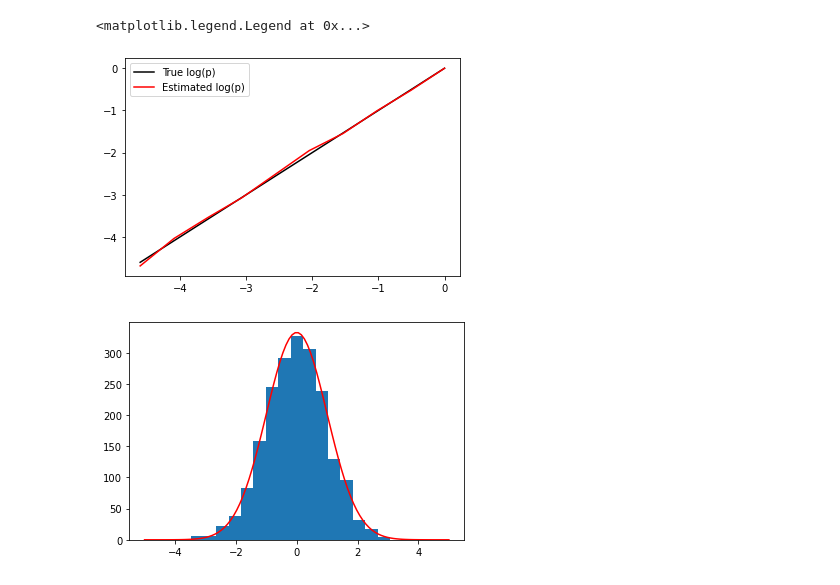
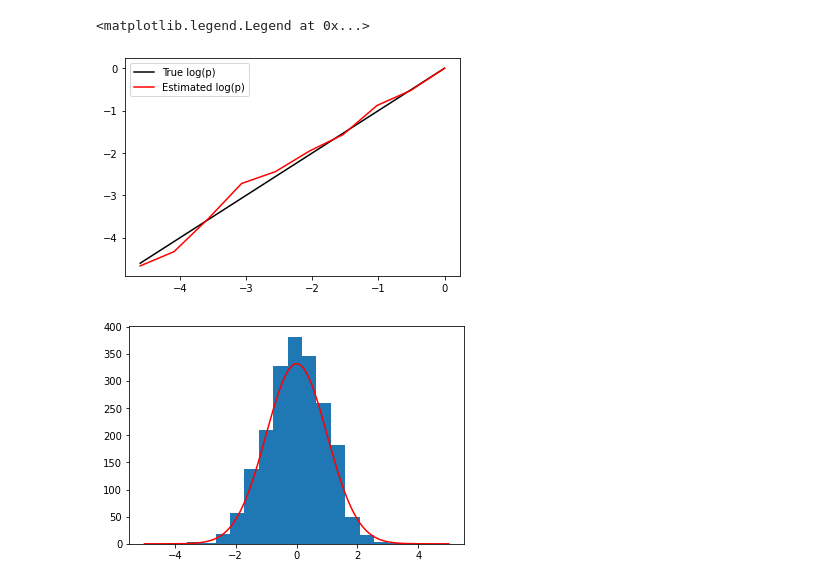
Before and after one commit to acerbilab/pyibs, a Jupyter notebook: ibs_ver1.ipynb, the cells around one changed output. Drawn from its saved outputs; the diff is of its cells as text; code cells hidden in the pictures.

```diff
--- a/ibs_ver1.ipynb
+++ b/ibs_ver1.ipynb
@@ -371,7 +474,7 @@ def psycho_nll(theta, S, R):
     p_vec = lapse / 2 + (1 - lapse) * ((R == -1) * norm.cdf(-(S - bias) / sigma) + (R == 1) * norm.cdf((S - bias) / sigma))
 
     # Total negative log-likelihood
-    L = np.sum(np.log(p_vec))
+    L = -np.sum(np.log(p_vec))
 
     return L
 # %%
@@ -425,9 +543,10 @@ zscores = np.zeros(Nexps)
 for i in range(Nexps):
     rmat = psycho_gen(params[i], dmat)
     ibs = IBS(fun, rmat, dmat, vectorized=True, acceleration=1.5, num_samples_per_call=0, max_iter=int(1e5), max_time=np.inf)
-    nlogl, nlogl_var = ibs(params[i], num_reps=10, trial_weights=None, additional_output='var')
+    nlogl, nlogl_std = ibs(params[i], num_reps=10, trial_weights=None, additional_output='std', return_positive=True)
     nlogl_exact = psycho_nll(params[i], dmat, rmat)
-    zscores[i] = (nlogl_exact-nlogl)/np.sqrt(nlogl_var)
+    zscores[i] = (nlogl_exact-nlogl)/nlogl_std
+
 
 plt.hist(zscores, bins = 16,  density = False)
 # plot standard normal distribution in the same graph
@@ -442,0 +562,21 @@ if np.abs(np.std(zscores) - 1) > 0.1:
+# %%
+fun = psycho_gen
+Ntrials = 100
+
+dmat = 3*npr.rand(Ntrials)
+eta = np.log(1)
+bias = 0.2
+lapse = 0.03
+params = np.array([eta, bias, lapse])
+rmat = psycho_gen(params, dmat)
+
+ibs = IBS(fun, rmat, dmat, vectorized=True, acceleration=1.5, num_samples_per_call=0, max_iter=int(1e5), max_time=np.inf)
+
+start = time.perf_counter()
+nlogl, nlogl_std = ibs(params, num_reps=1, trial_weights=None, additional_output='std', return_positive=True)
+
+end = time.perf_counter()
+
+
+ms = (end-start) * 10**6
+print(f"Elapsed {ms:.03f} micro secs.")
@@ -443,7 +585,7 @@ if np.abs(np.std(zscores) - 1) > 0.1:
 # %%
 # Test 2: Binomial model
 
-Nreps = 600
+Nreps = 100
 p_model = np.exp(np.linspace(np.log(0.01),np.log(1),num = 10))
 def fun(x, dmat):
     if dmat is None:
@@ -457,7 +599,7 @@ nlogl_var = np.zeros(len(p_model))
 ibs = IBS(fun, rmat, None, vectorized=True, acceleration=1.5, num_samples_per_call=0, max_iter=int(1e5), max_time=np.inf)
 
 for i in range(len(p_model)):
-    nlogl[i], nlogl_var[i] = ibs(p_model[i], num_reps=Nreps, trial_weights=None, additional_output='var')
+    nlogl[i], nlogl_var[i] = ibs(p_model[i], num_reps=Nreps, trial_weights=None, additional_output='var', return_positive=True)
 
 # We expect the true value to be almost certainly in this range
 LL_min = nlogl - 4*np.sqrt(nlogl_var)
@@ -470,37 +612,37 @@ plt.plot(np.log(p_model),nlogl, color = "red")
 plt.legend(["True log(p)","Estimated log(p)"])
 # %% [output]
 <matplotlib.legend.Legend at 0x...>
-[figure, old version]
+[figure, new version]
 # %%
 # Test 3: Binomial model
 
 import matplotlib.pyplot as plt
 
 Ntrials = 100
 p_model = 0.9*np.random.rand() + 0.05
 p_true = 0.9*np.random.rand() + 0.05
 def fun(x, dmat):
     if dmat is None:
         return int(np.random.rand(1) < x)
     else:
         return (np.random.rand(np.size(dmat)) < x)
 
 Nexps = 2*10**3
 zscores = np.zeros(Nexps)
 for i in range(Nexps):
     rmat = fun(p_true, np.zeros(Ntrials))
     ibs = IBS(fun, rmat, None, vectorized=True, acceleration=1.5, num_samples_per_call=0, max_iter=int(1e5), max_time=np.inf)
-    nlogl, nlogl_var = ibs(p_model, num_reps=10, trial_weights=None, additional_output='var')
+    nlogl, nlogl_std = ibs(p_model, num_reps=10, trial_weights=None, additional_output='std', return_positive=True)
     nlogl_exact = np.log(p_model)*np.sum(rmat) + np.log(1-p_model)*np.sum(rmat==False)
-    zscores[i] = (nlogl_exact-nlogl)/np.sqrt(nlogl_var)
+    zscores[i] = (nlogl_exact-nlogl)/nlogl_std
 plt.hist(zscores, bins = 16, density = False)
 # plot standard normal distribution in the same graph
 x = np.linspace(-5,5,100)
 plt.plot(x, (Nexps*5/6)*np.exp(-x**2/2)/np.sqrt(2*np.pi)/2, color = "red")
 
 if np.abs(np.mean(zscores)) > 0.15:
     print("Warning: the mean of the z-scores is not close to zero")
 if np.abs(np.std(zscores) - 1) > 0.1:
     print("Warning: the standard deviation of the z-scores is not close to one")
 # %% [output]
-[figure, old version]
+[figure, new version]
```
Also changed, not shown: parts of 5 cells of this notebook.
